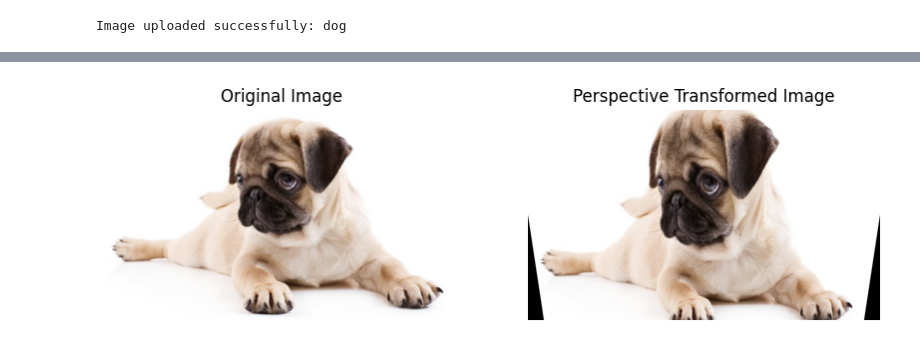
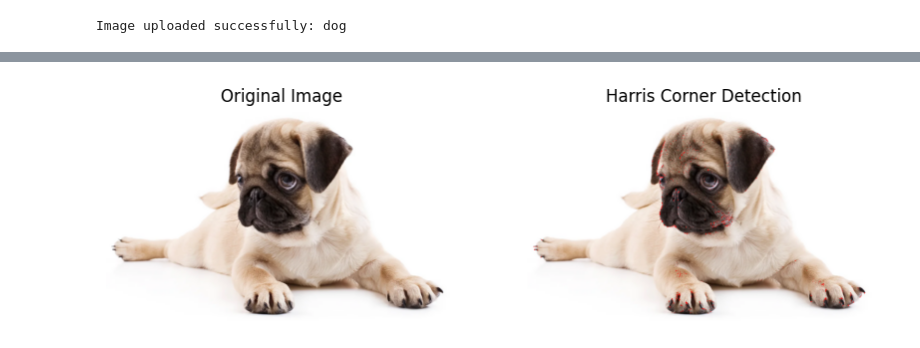
Before and after one commit to siri2006-crypto/ITA0519, a Jupyter notebook: Perspective_Transformed_Image.ipynb, the cells around one changed output, grey strips where cells are left out. Drawn from its saved outputs; the diff is of its cells as text; code cells hidden in the pictures.

```diff
--- a/Perspective_Transformed_Image.ipynb
+++ b/Perspective_Transformed_Image.ipynb
@@ -58,16 +19,28 @@ perspective_image = cv2.warpPerspective(
+# %%
+gray = cv2.cvtColor(image, cv2.COLOR_BGR2GRAY)
+# %%
+gray = np.float32(gray)
+# %%
+corners = cv2.cornerHarris(
+    gray,
+    blockSize=2,
+    ksize=3,
+    k=0.04
+)
+# %%
+
+result = image.copy()
+result[corners > 0.01 * corners.max()] = [0, 0, 255]
 # %%
 plt.figure(figsize=(10, 5))
-
 plt.subplot(1, 2, 1)
 plt.imshow(cv2.cvtColor(image, cv2.COLOR_BGR2RGB))
 plt.title("Original Image")
 plt.axis("off")
-
 plt.subplot(1, 2, 2)
-plt.imshow(cv2.cvtColor(perspective_image, cv2.COLOR_BGR2RGB))
-plt.title("Perspective Transformed Image")
+plt.imshow(cv2.cvtColor(result, cv2.COLOR_BGR2RGB))
+plt.title("Harris Corner Detection")
 plt.axis("off")
-
 plt.show()
 # %% [output]
-[figure, old version]
+[figure, new version]
```
Also changed, not shown: parts of 4 cells of this notebook.
